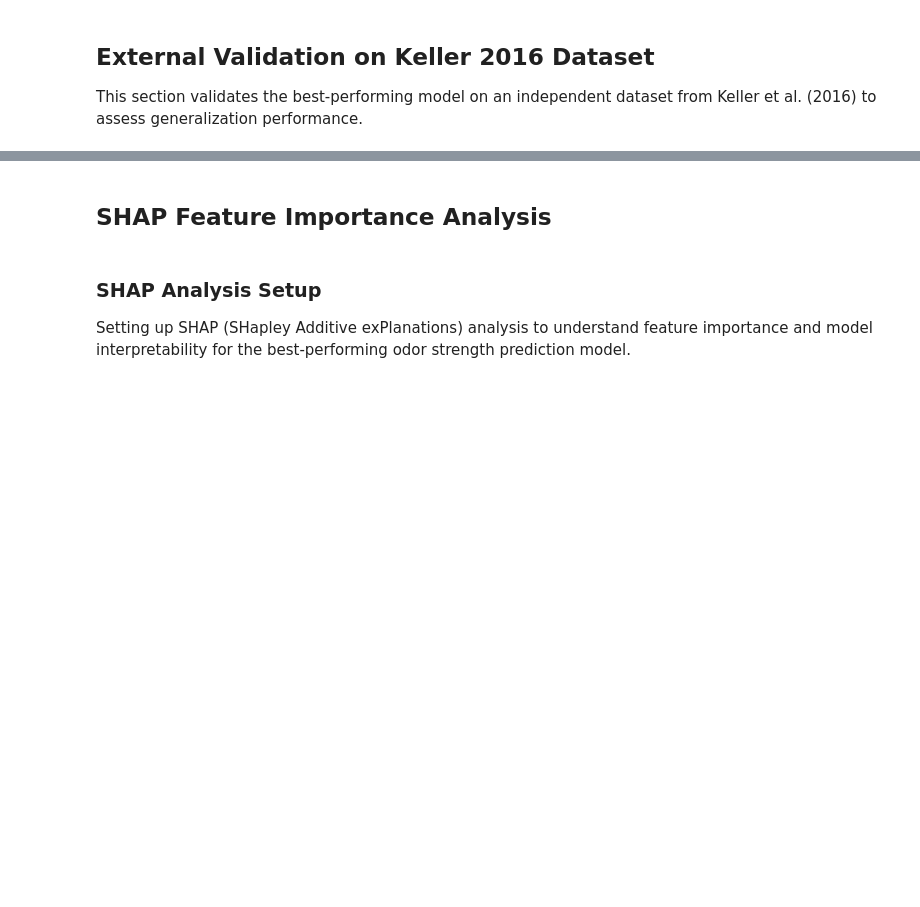
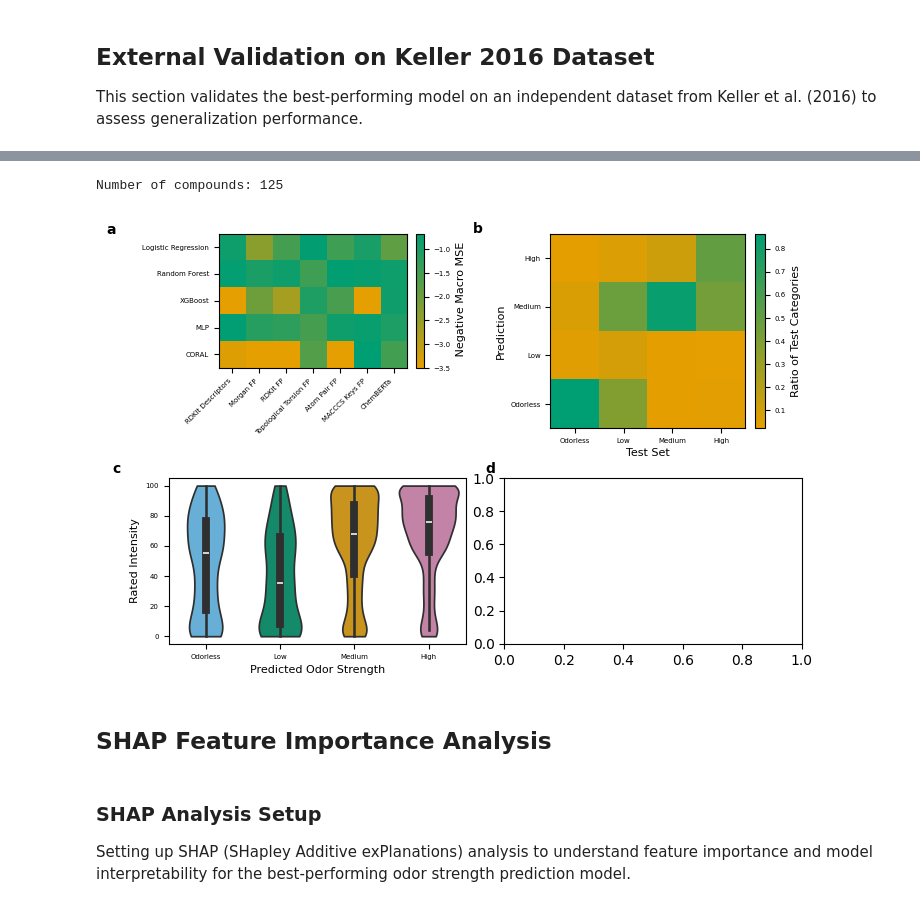
Before and after one commit to peter-fichtelmann/odor-strength, a Jupyter notebook: model_training_validation_insights.ipynb, the cells around one changed output, grey strips where cells are left out. Saved outputs shown, nothing was run; the diff lists cells and outputs as text; code cells hidden in the pictures; blank space fills up the shorter version.

```diff
--- a/model_training_validation_insights.ipynb
+++ b/model_training_validation_insights.ipynb
@@ -999,6 +1144,20 @@ keller_2016 = data_cleaner.data
 ## External Validation on Keller 2016 Dataset
 
 This section validates the best-performing model on an independent dataset from Keller et al. (2016) to assess generalization performance.
+# %%
+from data.data_cleaner import GoodScentsDataCleaner
+import pandas as pd
+
+cleaned_keller_path = 'data/keller_2016/cleaned_keller_2016.csv'
+if os.path.exists(cleaned_keller_path):
+    keller_2016 = pd.read_csv(cleaned_keller_path)
+else:
+    keller_2016 = pd.read_excel('data/keller_2016/12868_2016_287_MOESM1_ESM.xlsx', header=2)
+    keller_2016.rename(columns={'C.A.S.': 'cas'}, inplace=True)
+    data_cleaner = GoodScentsDataCleaner(data=keller_2016)
+    data_cleaner.clean_molecules()
+    keller_2016 = data_cleaner.data
+    keller_2016.to_csv(cleaned_keller_path, index=False)
 # %%
 keller_2016 = keller_2016[keller_2016['canonical_smiles'].notna()]
 keller_2016['predicted_intensity'] = model.predict(keller_2016['canonical_smiles'].tolist())
@@ -1258,34 +1408,37 @@ def plot_combined_figure_with_violins(
     if save_path is not None:
         for path in save_path:
             plt.savefig(path, dpi=dpi, bbox_inches='tight', pad_inches=0.1)
     plt.show()
     return fig
 
 colors = [okabe_ito[1], okabe_ito[3]]
 mycmap = LinearSegmentedColormap.from_list("mycmap", colors, N=256)
 
 combined_fig = plot_combined_figure_with_violins(
     y_true=y_test_stack,
     y_pred=preds,
     df=-df_direct.dropna(how='all').iloc[:5, 1:],
     keller_data=keller_2016_test,
-    colorbar_label_1=' Negativ Macro MSE',
+    colorbar_label_1=' Negative Macro MSE',
     colorbar_label_2='Ratio of Test Categories',
     tick_labels={0: "Odorless", 1: "Low", 2: "Medium", 3: "High"},
     text_annotation=False,
     custom_x_ticks=['RDKit Descriptors', 'Morgan FP', 'RDKit FP', 'Topological Torsion FP', 'Atom Pair FP', 'MACCCS Keys FP', 'ChemBERTa'],
     custom_y_ticks=['Logistic Regression', 'Random Forest', 'XGBoost', 'MLP', 'CORAL'],
     figsize=(FIGURE_WIDTH_LONG*1.07, FIGURE_WIDTH_LONG * 0.78*1.07),
     dpi=DPI,
     fontsize=FONTSIZE,
     labelsize=LABELSIZE,
     labelpad=LABELPAD,
     cmap=mycmap,
     save_path=['figures/combined_performance_plots.pdf', 'figures/combined_performance_plots.svg', 'figures/combined_performance_plots.png'],
     width_ratios=[1, 1, 0.4, 1, 1, 0.4],
     height_ratios=[1, 0.85],
     hspace=0.4
 )
+# %% [output]
+Number of compounds: 125
+[figure, added]
 # %% [markdown]
 ## SHAP Feature Importance Analysis
 # %%
```
Also changed, not shown: parts of 21 cells of this notebook, 1 other file.
